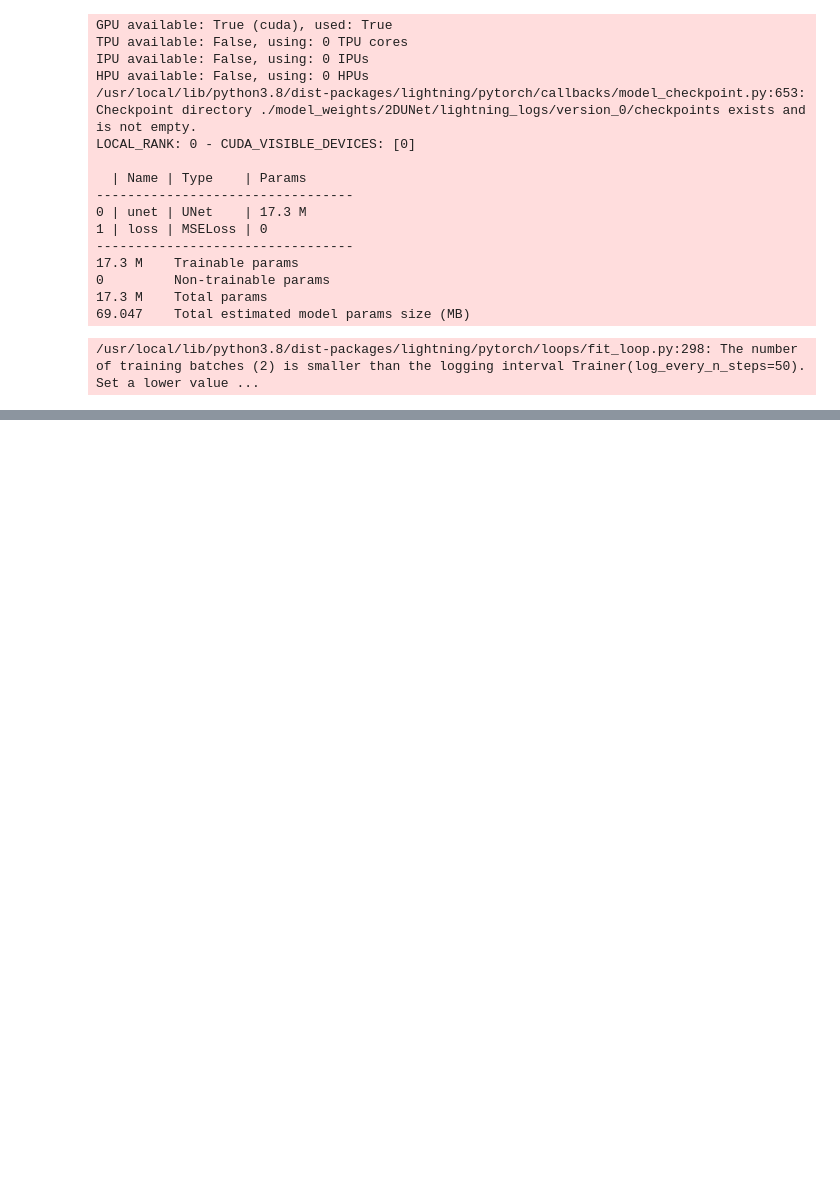
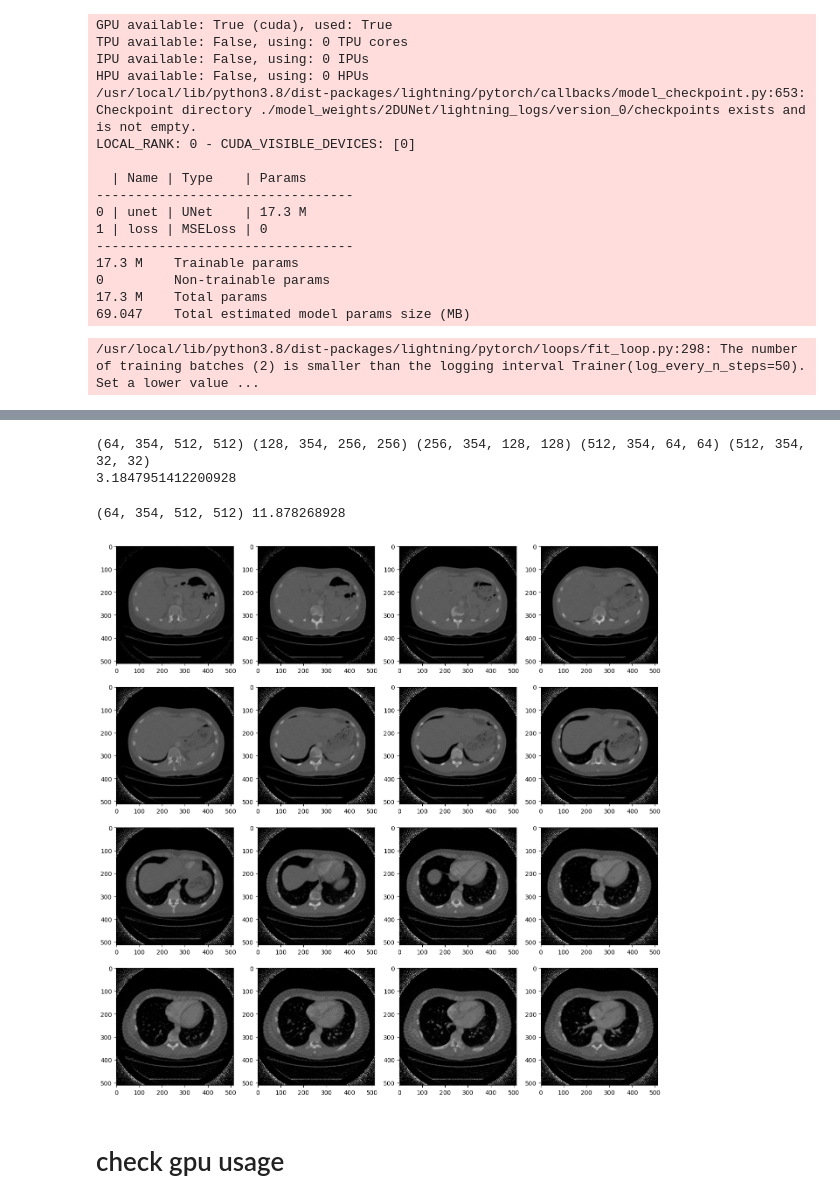
Before and after one commit to J-3TO/2D-3DCNN_sparseview, a Jupyter notebook: test_pipeline.ipynb, the cells around one changed output, grey strips where cells are left out. Drawn from its saved outputs; the diff is of its cells as text; code cells hidden in the pictures; blank space fills up the shorter version.

Commit message:
Added testing code for 3D training

```diff
--- a/test_pipeline.ipynb
+++ b/test_pipeline.ipynb
@@ -156,7 +159,9 @@ LOCAL_RANK: 0 - CUDA_VISIBLE_DEVICES: [0]
 17.3 M    Total params
 69.047    Total estimated model params size (MB)
 /usr/local/lib/python3.8/dist-packages/lightning/pytorch/loops/fit_loop.py:298: The number of training batches (2) is smaller than the logging interval Trainer(log_every_n_steps=50). Set a lower value ...
-# %%
-#load model from checkpoint
-unet = UNet(n_channels=1, n_classes=1, bilinear=True).float()
-model = LitModel.load_from_checkpoint("./model_weights/2DUNet/lightning_logs/version_1/checkpoints/epoch=0-step=5.ckpt", unet=unet)
+# %%
+#load model from checkpoint
+unet = UNet(n_channels=1, n_classes=1, bilinear=True).float()
+model = LitModel.load_from_checkpoint("/vault3/machine_learning/3CDNN_ArtifactReduction/model_weights/2DUNet/lightning_logs/version_3/checkpoints/epoch=38-step=34164.ckpt", unet=unet)
+model.eval()
+print()
@@ -162,0 +176,14 @@ model = LitModel.load_from_checkpoint("./model_weights/2DUNet/lightning_logs/ver
+# %%
+#save all features
+#load model from checkpoint
+unet = UNet(n_channels=1, n_classes=1, bilinear=True).float()
+model = LitModel.load_from_checkpoint("/vault3/machine_learning/3CDNN_ArtifactReduction/model_weights/2DUNet/lightning_logs/version_3/checkpoints/epoch=38-step=34164.ckpt", unet=unet)
+model.eval()
+print()
+ww = 3_000
+wl = 0
+batchsize = 128
+model = model.cuda()
+path = "/vault3/machine_learning/datasets/public/RSNA_PE/train_sorted_sparse/cone/128_angles/"
+filenames = os.listdir(path)
+filenames[:100]
@@ -162,0 +300,14 @@ model = LitModel.load_from_checkpoint("./model_weights/2DUNet/lightning_logs/ver
+# %%
+path_save = "/data-pool/data_no_backup/ga63cun/PE/3DCNN/"
+filename = "0"
+start = time.time()
+x1_load = np.load(path_save + f"/{filename}/{filename}_x1.npy")
+x2_load = np.load(path_save + f"/{filename}/{filename}_x2.npy")
+x3_load = np.load(path_save + f"/{filename}/{filename}_x3.npy")
+x4_load = np.load(path_save + f"/{filename}/{filename}_x4.npy")
+x5_load = np.load(path_save + f"/{filename}/{filename}_x5.npy")
+print(x1_load.shape, x2_load.shape, x3_load.shape, x4_load.shape, x5_load.shape)
+print(time.time() - start)
+# %% [output]
+(64, 354, 512, 512) (128, 354, 256, 256) (256, 354, 128, 128) (512, 354, 64, 64) (512, 354, 32, 32)
+3.1847951412200928
@@ -162,0 +340,13 @@ model = LitModel.load_from_checkpoint("./model_weights/2DUNet/lightning_logs/ver
+# %%
+print(x1_stack.shape, x1_stack.nbytes*1e-9)
+# %% [output]
+(64, 354, 512, 512) 11.878268928
+# %%
+fig, axes = plt.subplots(4, 4, figsize=(16, 16))
+
+for k, ax in enumerate(fig.axes):
+    ax.imshow(x1_stack_rek[1, k*10], cmap="gray", vmin=0, vmax=2)
+# %% [output]
+[figure, added]
+# %% [markdown]
+# check gpu usage
```
Also changed, not shown: parts of 41 cells of this notebook.
